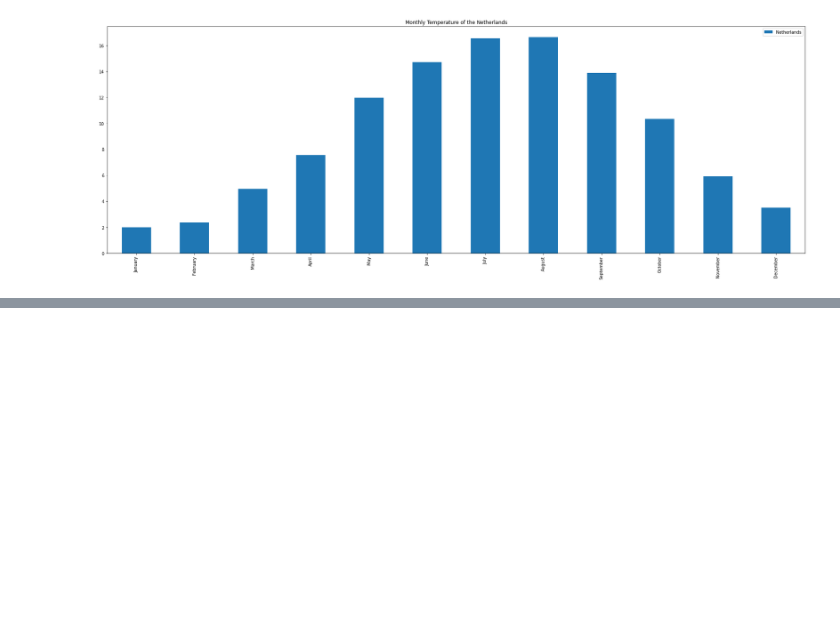
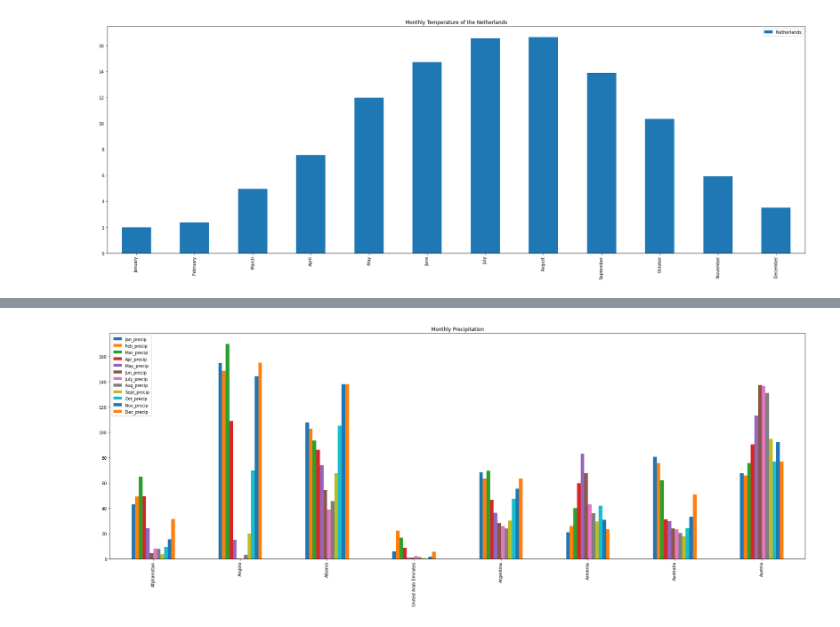
Before and after one commit to kartikay89/Data-Analysis, a Jupyter notebook: ClimateChange.ipynb, the cells around one changed output, grey strips where cells are left out. Drawn from its saved outputs; the diff is of its cells as text; code cells hidden in the pictures; blank space fills up the shorter version.

```diff
--- a/ClimateChange.ipynb
+++ b/ClimateChange.ipynb
@@ -157,0 +160,7 @@ plt.show()
+# %%
+# Country Precipitation
+Country_precipitation_DF = Country_precipitation.rename(columns={'ISO_3DIGIT': 'Country code'})
+Country_precipitation_DFV1 = Country_precipitation_DF.merge(Country_code_namesDF, how='left')
+# Drop duplicates
+Country_precipitation_DFV2 = Country_precipitation_DFV1.drop_duplicates()
+Country_precipitation_DFV2.head()
@@ -157,0 +174,6 @@ plt.show()
+# %%
+precipitationDF = Country_precipitation_DFV2.rename(columns={'Country name': ''})
+precipitationDFV1 = precipitationDF.set_index(precipitationDF.iloc[:, -1])
+precipitationDFV2 = precipitationDFV1.drop(precipitationDFV1.columns[-1], axis=1)
+precipitationDFV3 = precipitationDFV2.drop(precipitationDFV2.columns[-1], axis=1)
+precipitationDFV3.head()
@@ -157,0 +188,7 @@ plt.show()
+# %%
+precipitationDFV3.iloc[:8].plot.bar(rot=90, figsize=(30,10))
+plt.ticklabel_format(style='plain', axis='y')
+plt.title('Monthly Precipitation')
+plt.show()
+# %% [output]
+[figure, added]
```
Also changed, not shown: parts of 16 cells of this notebook.
